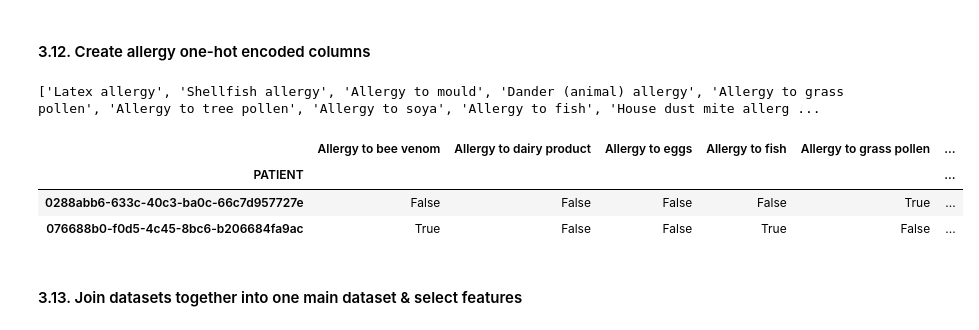
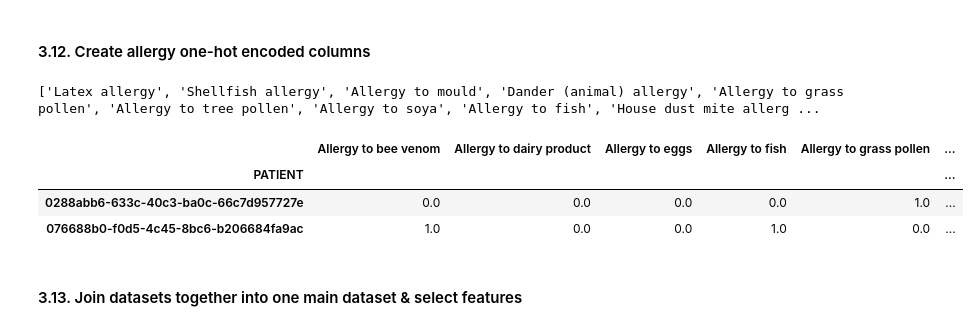
Before and after one commit to mandi1120/patient_segmentation, a Jupyter notebook: Capstone.ipynb, the cells around one changed output. Saved outputs shown, nothing was run; the diff lists cells and outputs as text; code cells hidden in the pictures.

```diff
--- a/Capstone.ipynb
+++ b/Capstone.ipynb
@@ -764,33 +764,33 @@ Careplans rows, columns:  (832, 2)
 # %%
 allergies = algy_df_ed['DESCRIPTION'].unique().tolist()
 print(allergies)
 
 # remove extra columns
 algy_df_ed.drop(['START','STOP','ENCOUNTER','CODE'], axis=1, inplace=True)
 
 # create encoded columns
-algy_df_ed_encoded = pd.get_dummies(algy_df_ed, columns = ['DESCRIPTION'], prefix = None)
+algy_df_ed_encoded = pd.get_dummies(algy_df_ed, columns = ['DESCRIPTION'], prefix = None, dtype=float)
 
 # remove the prefix from new columns
 algy_df_ed_encoded.columns = [col.replace('DESCRIPTION_', '') for col in algy_df_ed_encoded.columns]
 
 # get one row per patient
 algy_df_ed_encoded = algy_df_ed_encoded.groupby(['PATIENT']).max()
 algy_df_ed_encoded.drop(['index'], axis=1, inplace=True)
 
 # count number of allergies per patient
 algy_df_ed_encoded['Count of allergies'] = algy_df_ed_encoded.sum(axis=1)
 
 # add a flag to indicate presence of at least 1 allergy
 algy_df_ed_encoded['Allergy'] = 1
 
 display(algy_df_ed_encoded.head(2))
 # %% [output]
 ['Latex allergy', 'Shellfish allergy', 'Allergy to mould', 'Dander (animal) allergy', 'Allergy to grass pollen', 'Allergy to tree pollen', 'Allergy to soya', 'Allergy to fish', 'House dust mite allerg ...
 |  | Allergy to bee venom | Allergy to dairy product | Allergy to eggs | Allergy to fish | Allergy to grass pollen | ... |
 | PATIENT |  |  |  |  |  | ... |
-| 0288abb6-633c-40c3-ba0c-66c7d957727e | False | False | False | False | True | ... |
-| 076688b0-f0d5-4c45-8bc6-b206684fa9ac | True | False | False | True | False | ... |
+| 0288abb6-633c-40c3-ba0c-66c7d957727e | 0.0 | 0.0 | 0.0 | 0.0 | 1.0 | ... |
+| 076688b0-f0d5-4c45-8bc6-b206684fa9ac | 1.0 | 0.0 | 0.0 | 1.0 | 0.0 | ... |
 # %% [markdown]
 #### 3.13. Join datasets together into one main dataset & select features
 # %%
```
Also changed, not shown: parts of 13 cells of this notebook.
